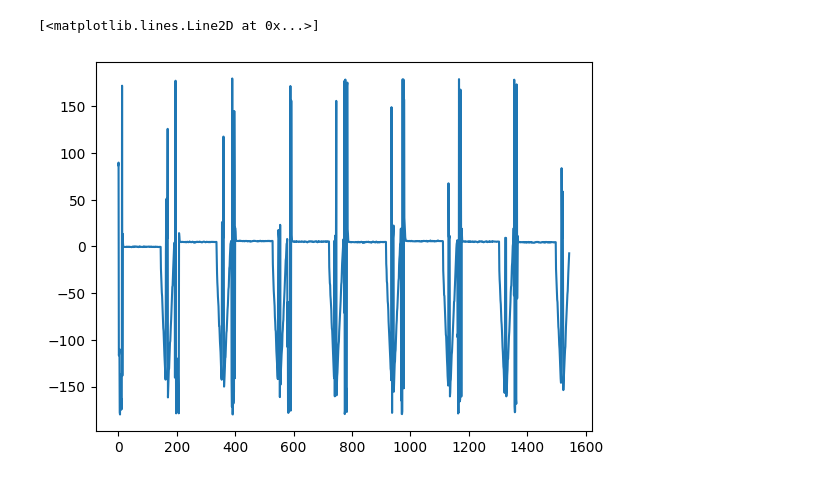
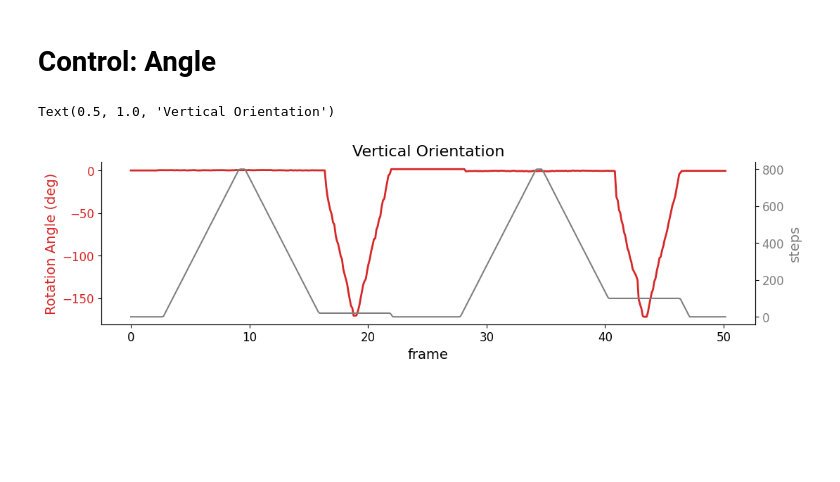
Before and after one commit to s-acosta/distance-project, a Jupyter notebook: calibration-notebooks/calibration-w-DLC/dlc-calibration.ipynb, the cells around one changed output. Saved outputs shown, nothing was run; the diff lists cells and outputs as text; code cells hidden in the pictures; blank space fills up the shorter version.

```diff
--- a/calibration-notebooks/calibration-w-DLC/dlc-calibration.ipynb
+++ b/calibration-notebooks/calibration-w-DLC/dlc-calibration.ipynb
@@ -269,7 +345,0 @@ plt.imshow(video_frames[idx])
-# %%
-area_ellipse = []
-
-for idx in range(np.size(video_frames, 0)):
-    area_ellipse.append(compute_area(df, idx))
-
-plt.plot(area_ellipse)
@@ -279,10 +346,41 @@ plt.plot(area_ellipse)
-# %%
-theta_video = []
-for idx in range(np.size(video_frames, 0)):
-    _, _, theta = get_ellipse_axes(df, idx)
-    theta_video.append(theta)
-
-plt.plot(theta_video)
-# %% [output]
-[<matplotlib.lines.Line2D at 0x...>]
-[figure, removed]
+# %% [markdown]
+# Control: Angle
+# %%
+# calculate theta for all frames
+theta_video = [0]
+for idx in range(np.size(video_frames, 0)):
+    _, _, theta = get_ellipse_axes(df, idx)
+    if theta is not None:
+        theta_video.append(theta)
+    else:
+        theta_video.append(theta_video[-1])
+
+fig, ax1 = plt.subplots(figsize=(12, 3))
+
+color = 'tab:red'
+ax1.set_xlabel('frame', fontsize=14)
+ax1.set_ylabel('Rotation Angle (deg)', color=color, fontsize=14)
+
+ax1.plot(frame_timestamp, np.degrees(theta_video), color=color, linewidth=2)
+ax1.tick_params(axis='y', labelcolor=color)
+
+ax2 = ax1.twinx()
+color = 'tab:gray'
+ax2.set_ylabel('steps', color=color, fontsize=14)
+ax2.plot(frame_timestamp, frame_steps, color=color)
+ax2.tick_params(axis='y', labelcolor=color)
+
+# remove line up
+ax1.spines['top'].set_visible(False)
+ax2.spines['top'].set_visible(False)
+
+# set labels numbers to 12
+ax1.xaxis.set_tick_params(labelsize=12)
+ax1.yaxis.set_tick_params(labelsize=12)
+ax2.yaxis.set_tick_params(labelsize=12)
+
+# set title
+plt.title('Vertical Orientation', fontsize=16)
+# %% [output]
+Text(0.5, 1.0, 'Vertical Orientation')
+[figure, added]
```
Also changed, not shown: parts of 14 cells of this notebook, 4 other files.
